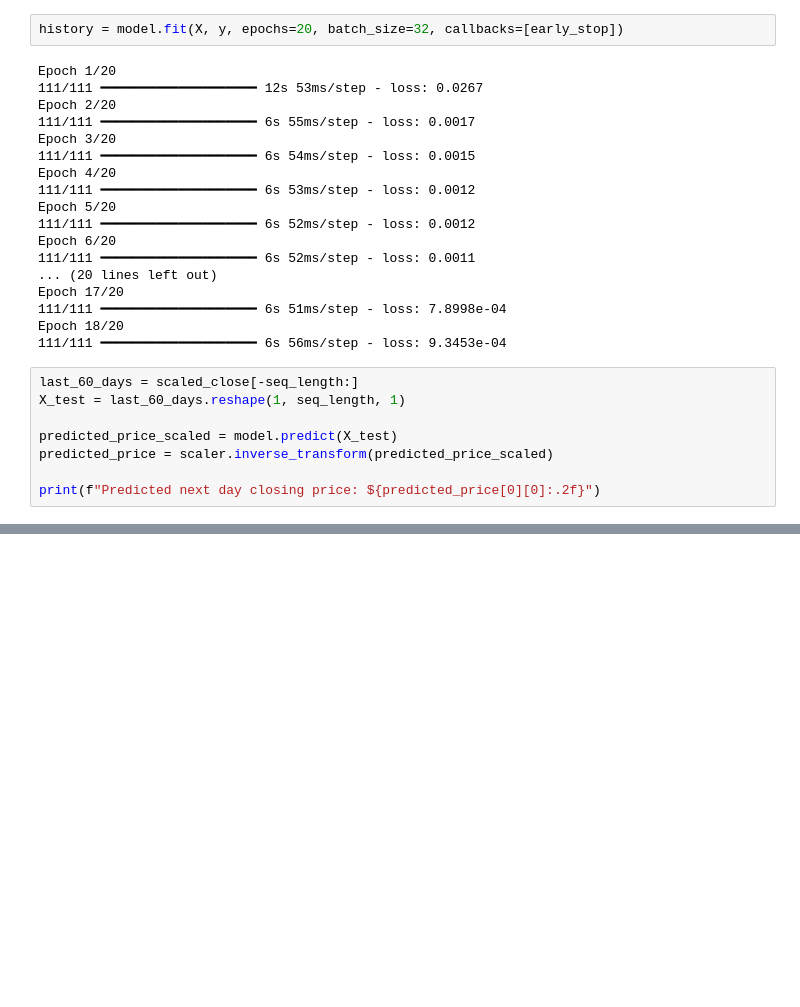
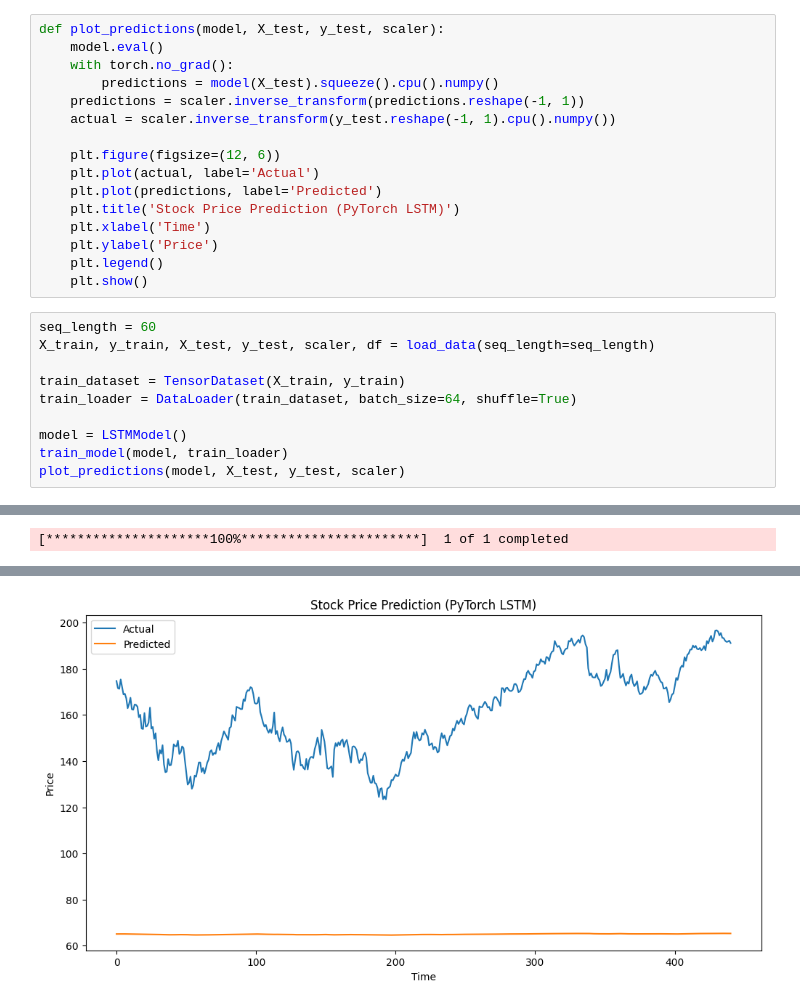
Before and after one commit to Laksh5101/Stock_Price-Using-Pytorch, a Jupyter notebook: Stock_Price.ipynb, the cells around one changed output, grey strips where cells are left out. Cells and saved outputs as stored; diff of their text form; blank space fills up the shorter version.

```diff
--- a/Stock_Price.ipynb
+++ b/Stock_Price.ipynb
@@ -75,29 +72,27 @@ Model: "sequential"
 # %%
-history = model.fit(X, y, epochs=20, batch_size=32, callbacks=[early_stop])
+def plot_predictions(model, X_test, y_test, scaler):
+    model.eval()
+    with torch.no_grad():
+        predictions = model(X_test).squeeze().cpu().numpy()
+    predictions = scaler.inverse_transform(predictions.reshape(-1, 1))
+    actual = scaler.inverse_transform(y_test.reshape(-1, 1).cpu().numpy())
+
+    plt.figure(figsize=(12, 6))
+    plt.plot(actual, label='Actual')
+    plt.plot(predictions, label='Predicted')
+    plt.title('Stock Price Prediction (PyTorch LSTM)')
+    plt.xlabel('Time')
+    plt.ylabel('Price')
+    plt.legend()
+    plt.show()
-# %% [output]
-Epoch 1/20
-111/111 ━━━━━━━━━━━━━━━━━━━━ 12s 53ms/step - loss: 0.0267
-Epoch 2/20
-111/111 ━━━━━━━━━━━━━━━━━━━━ 6s 55ms/step - loss: 0.0017
-Epoch 3/20
-111/111 ━━━━━━━━━━━━━━━━━━━━ 6s 54ms/step - loss: 0.0015
-Epoch 4/20
-111/111 ━━━━━━━━━━━━━━━━━━━━ 6s 53ms/step - loss: 0.0012
-Epoch 5/20
-111/111 ━━━━━━━━━━━━━━━━━━━━ 6s 52ms/step - loss: 0.0012
-Epoch 6/20
-111/111 ━━━━━━━━━━━━━━━━━━━━ 6s 52ms/step - loss: 0.0011
-... (20 lines left out)
-Epoch 17/20
-111/111 ━━━━━━━━━━━━━━━━━━━━ 6s 51ms/step - loss: 7.8998e-04
-Epoch 18/20
-111/111 ━━━━━━━━━━━━━━━━━━━━ 6s 56ms/step - loss: 9.3453e-04
 # %%
-last_60_days = scaled_close[-seq_length:]
-X_test = last_60_days.reshape(1, seq_length, 1)
+seq_length = 60
+X_train, y_train, X_test, y_test, scaler, df = load_data(seq_length=seq_length)
 
-predicted_price_scaled = model.predict(X_test)
-predicted_price = scaler.inverse_transform(predicted_price_scaled)
+train_dataset = TensorDataset(X_train, y_train)
+train_loader = DataLoader(train_dataset, batch_size=64, shuffle=True)
 
-print(f"Predicted next day closing price: ${predicted_price[0][0]:.2f}")
+model = LSTMModel()
+train_model(model, train_loader)
+plot_predictions(model, X_test, y_test, scaler)
 # %% [output]
@@ -105,0 +100 @@ Predicted next day closing price: $165.63
+[*********************100%***********************]  1 of 1 completed
@@ -106 +121,2 @@ Predicted next day closing price: $165.63
+[figure, added]
 # %%
```
Also changed, not shown: parts of 7 cells of this notebook.
